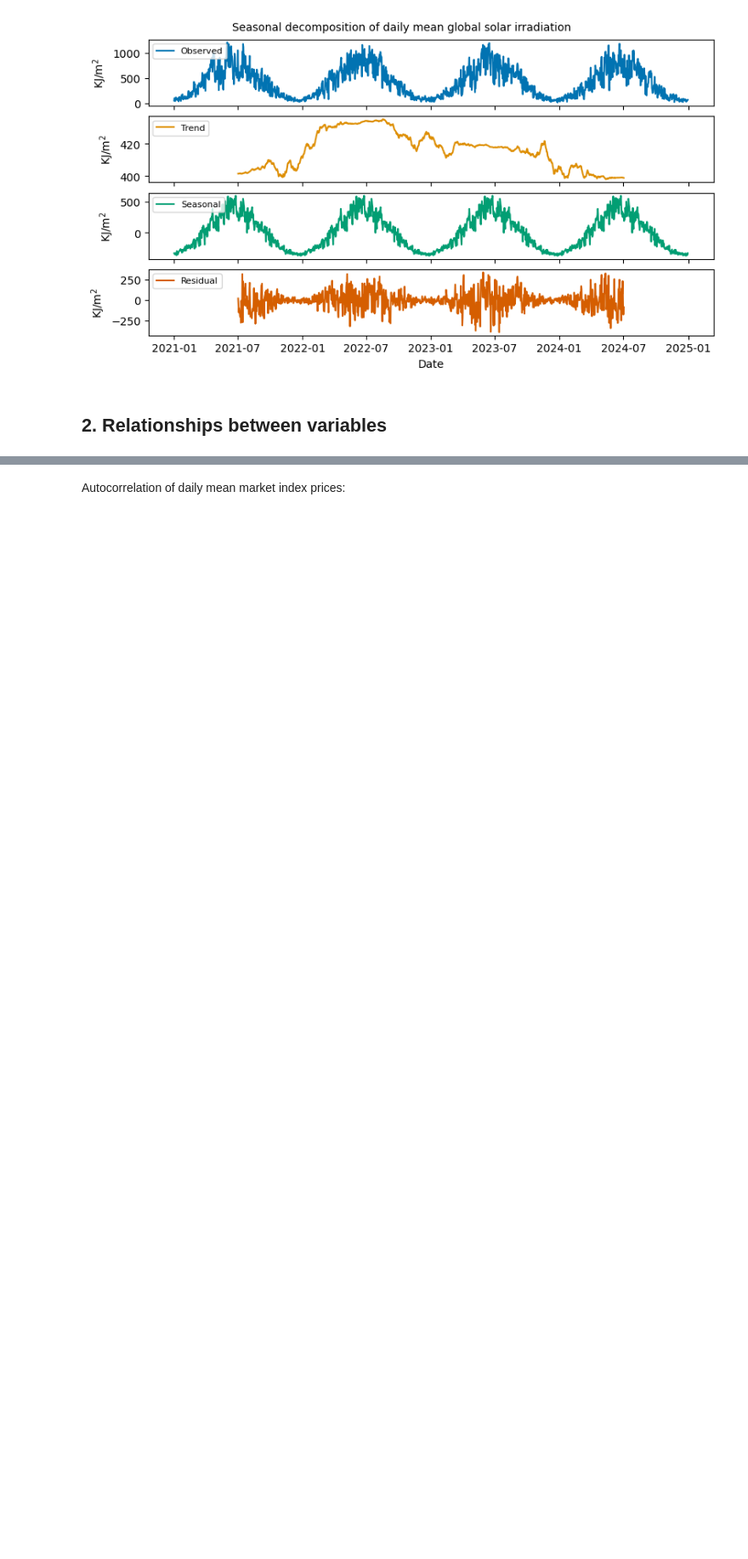
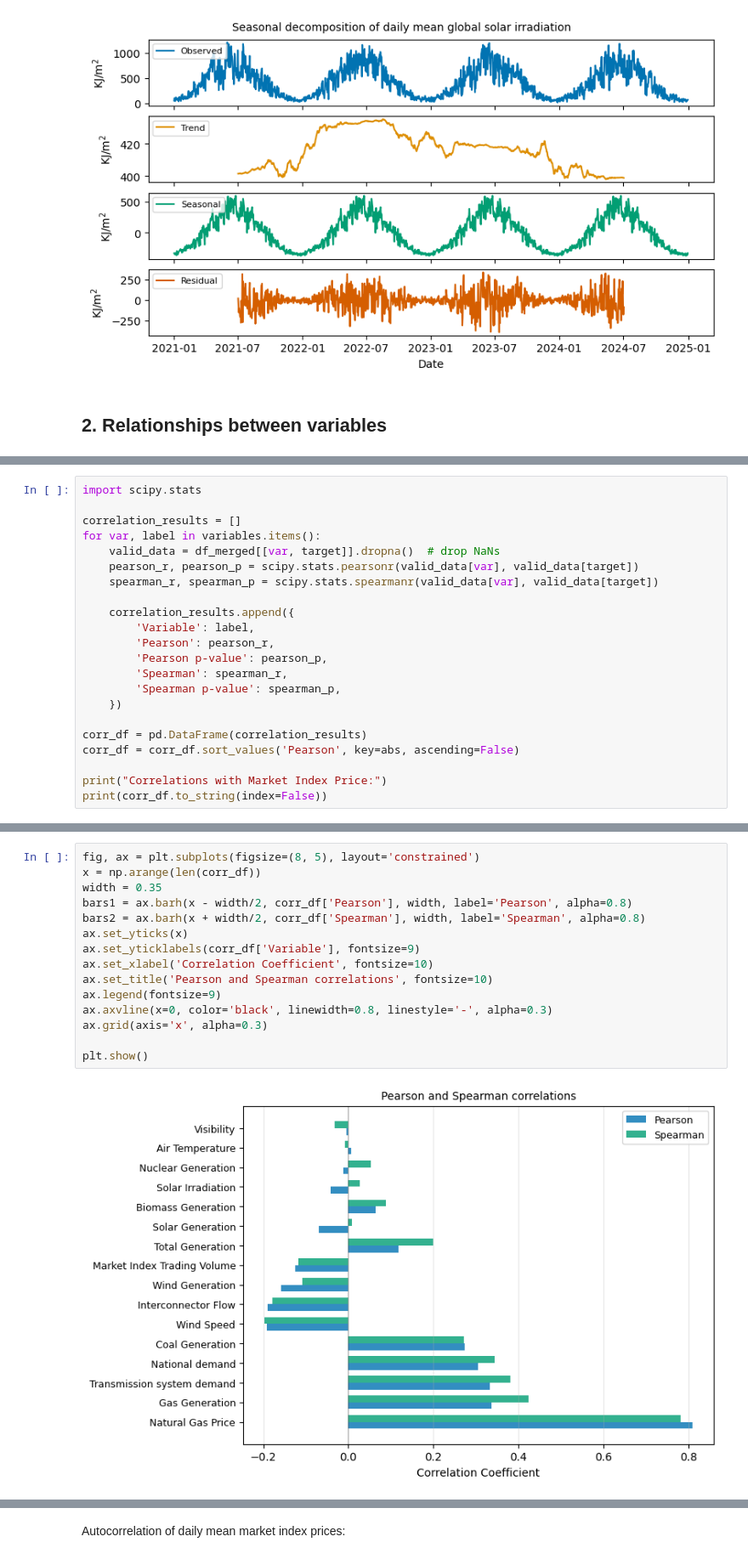
Before and after one commit to christianfenton/electricity_pricing, a Jupyter notebook: notebooks/exploratory_analysis.ipynb, the cells around one changed output, grey strips where cells are left out. Shown at 85% size. Cells and saved outputs as stored; diff of their text form; blank space fills up the shorter version.

```diff
--- a/notebooks/exploratory_analysis.ipynb
+++ b/notebooks/exploratory_analysis.ipynb
@@ -373,0 +481,22 @@ plt.show()
+# %%
+import scipy.stats
+
+correlation_results = []
+for var, label in variables.items():
+    valid_data = df_merged[[var, target]].dropna()  # drop NaNs
+    pearson_r, pearson_p = scipy.stats.pearsonr(valid_data[var], valid_data[target])
+    spearman_r, spearman_p = scipy.stats.spearmanr(valid_data[var], valid_data[target])
+
+    correlation_results.append({
+        'Variable': label,
+        'Pearson': pearson_r,
+        'Pearson p-value': pearson_p,
+        'Spearman': spearman_r,
+        'Spearman p-value': spearman_p,
+    })
+
+corr_df = pd.DataFrame(correlation_results)
+corr_df = corr_df.sort_values('Pearson', key=abs, ascending=False)
+
+print("Correlations with Market Index Price:")
+print(corr_df.to_string(index=False))
@@ -373,0 +524,17 @@ plt.show()
+# %%
+fig, ax = plt.subplots(figsize=(8, 5), layout='constrained')
+x = np.arange(len(corr_df))
+width = 0.35
+bars1 = ax.barh(x - width/2, corr_df['Pearson'], width, label='Pearson', alpha=0.8)
+bars2 = ax.barh(x + width/2, corr_df['Spearman'], width, label='Spearman', alpha=0.8)
+ax.set_yticks(x)
+ax.set_yticklabels(corr_df['Variable'], fontsize=9)
+ax.set_xlabel('Correlation Coefficient', fontsize=10)
+ax.set_title('Pearson and Spearman correlations', fontsize=10)
+ax.legend(fontsize=9)
+ax.axvline(x=0, color='black', linewidth=0.8, linestyle='-', alpha=0.3)
+ax.grid(axis='x', alpha=0.3)
+
+plt.show()
+# %% [output]
+[figure, added]
```
Also changed, not shown: parts of 23 cells of this notebook, 3 other files.
